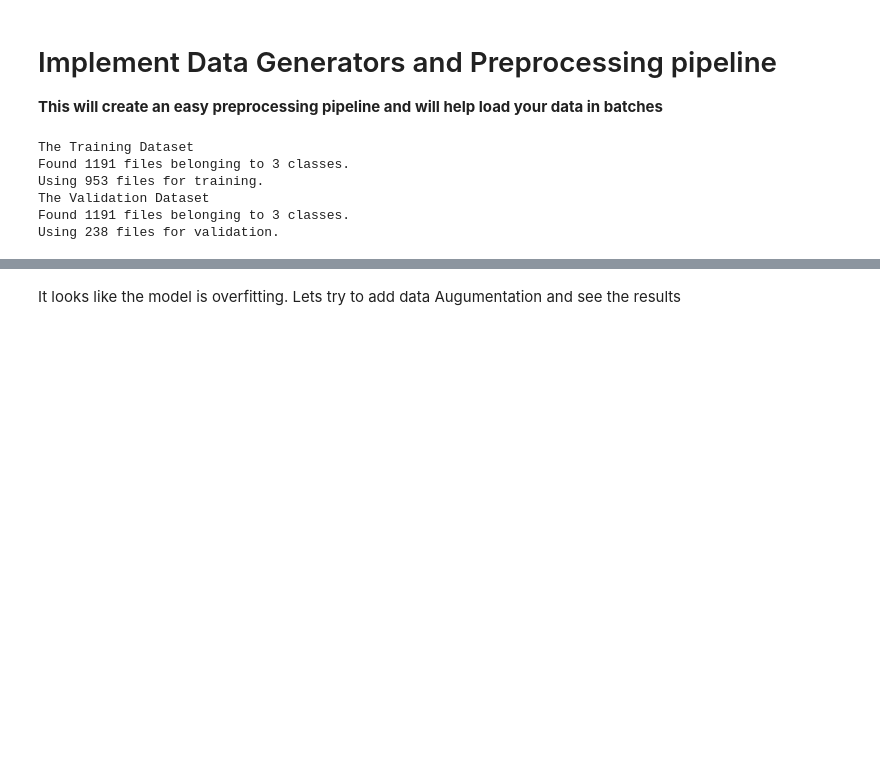
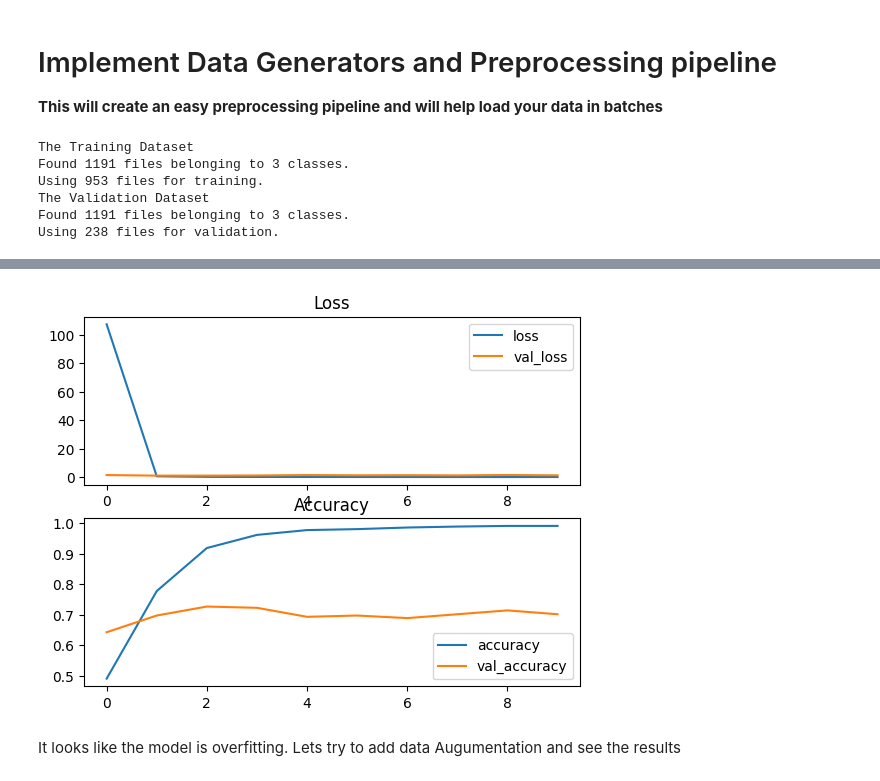
Before and after one commit to mlsanigeria/AI-Hacktober-MLSA, a Jupyter notebook: Project_1/Image_Classification_Winonymous/Image_Classification.ipynb, the cells around one changed output, grey strips where cells are left out. Drawn from its saved outputs; the diff is of its cells as text; code cells hidden in the pictures; blank space fills up the shorter version.

```diff
--- a/Project_1/Image_Classification_Winonymous/Image_Classification.ipynb
+++ b/Project_1/Image_Classification_Winonymous/Image_Classification.ipynb
@@ -155,3 +147,18 @@ Test accuracy: 54.62%
+# %%
+def plot_loss_curves(history):
+  df = pd.DataFrame(history.history)
+
+  ax = plt.subplot(2,1, 1)
+  df[['loss', 'val_loss']].plot(ax =ax)
+  plt.title("Loss")
+
+  ax = plt.subplot(2,1, 2)
+  df[['accuracy', 'val_accuracy']].plot(ax = ax)
+  plt.title("Accuracy")
+# %%
+plot_loss_curves(Basehistory)
+# %% [output]
+[figure, added]
 # %% [markdown]
 It looks like the model is overfitting. Lets try to add data Augumentation and see the results
 # %%
```
Also changed, not shown: parts of 58 cells of this notebook.
